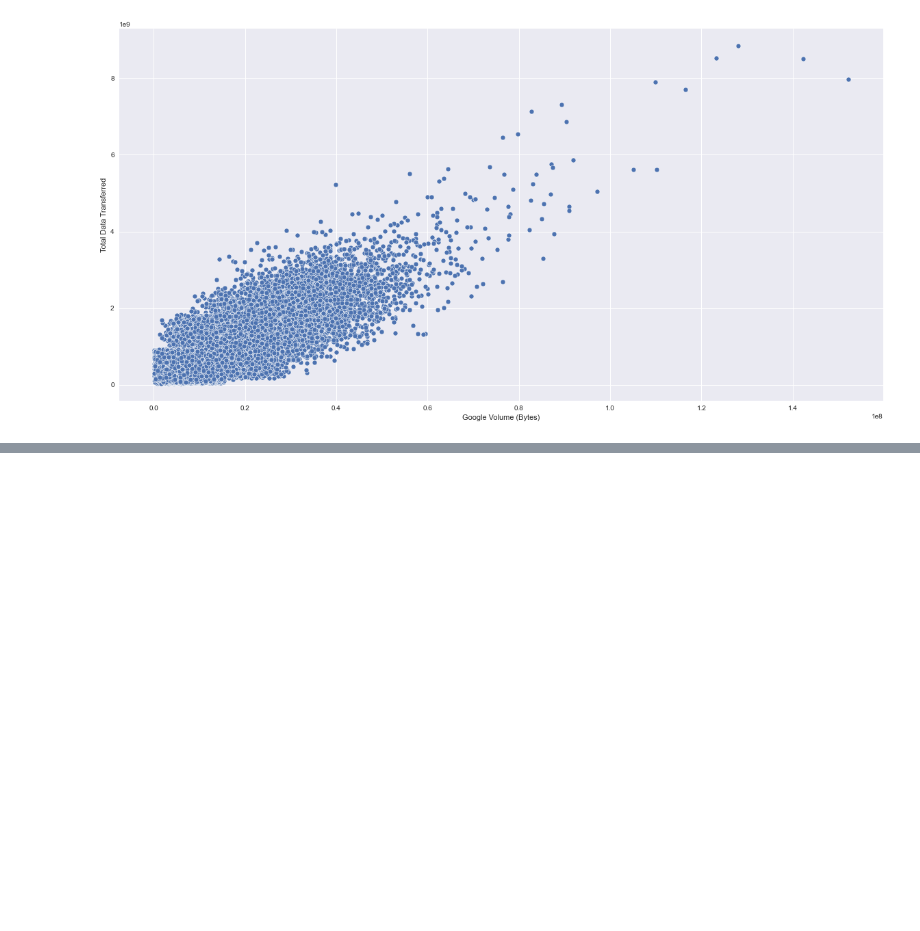
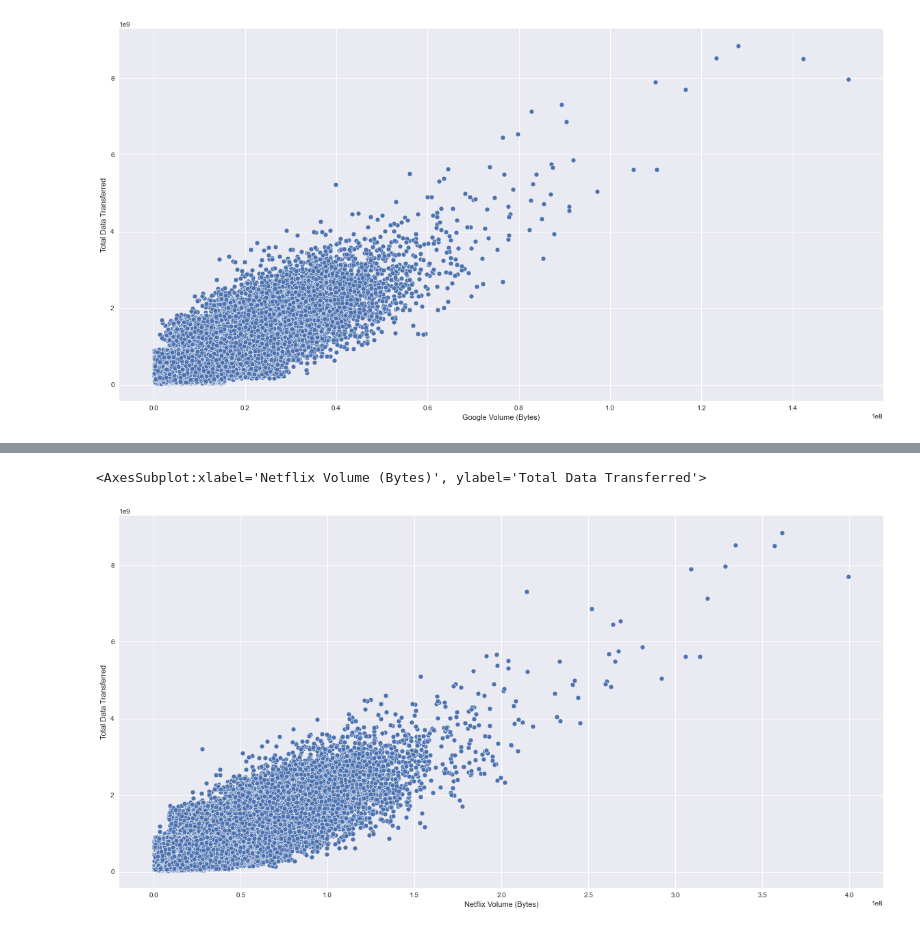
Before and after one commit to nahomfix/TellCo-Analysis, a Jupyter notebook: notebooks/eda.ipynb, the cells around one changed output, grey strips where cells are left out. Drawn from its saved outputs; the diff is of its cells as text; code cells hidden in the pictures; blank space fills up the shorter version.

Commit message:
wip: add scatter plots

```diff
--- a/notebooks/eda.ipynb
+++ b/notebooks/eda.ipynb
@@ -514,3 +523,10 @@ bivariate = volume_per_user.drop(columns=["MSISDN/Number", "Session Count", "Dur
+# %%
+fig, ax = plt.subplots(figsize=(20, 10))
+
+sns.scatterplot(x= bivariate["Netflix Volume (Bytes)"], y= bivariate["Total Data Transferred"], ax=ax)
+# %% [output]
+<AxesSubplot:xlabel='Netflix Volume (Bytes)', ylabel='Total Data Transferred'>
+[figure, added]
 # %%
 fig, ax = plt.subplots(figsize=(20, 10))
 ax = sns.scatterplot(y= volume_per_user["Total Data Transferred"])
```
Also changed, not shown: parts of 9 cells of this notebook.
